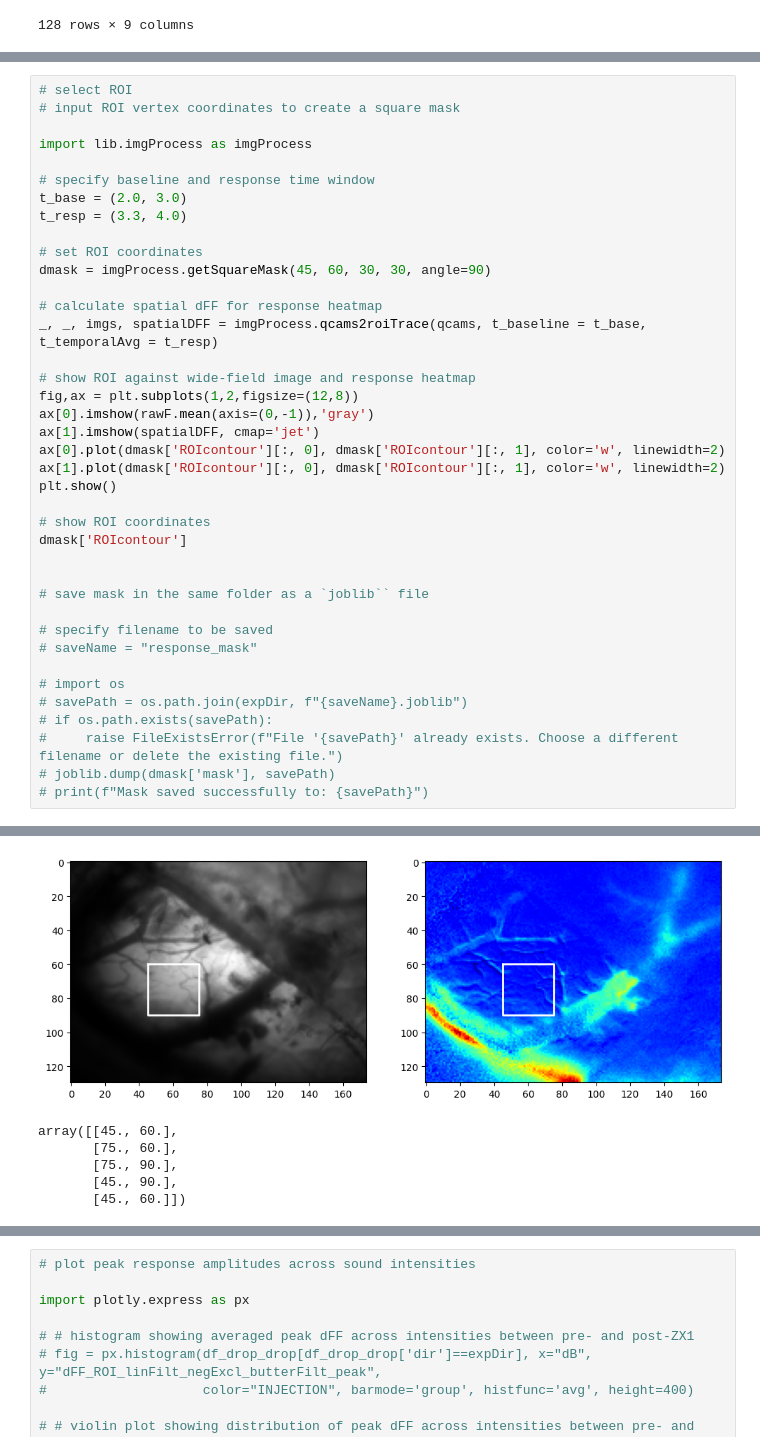
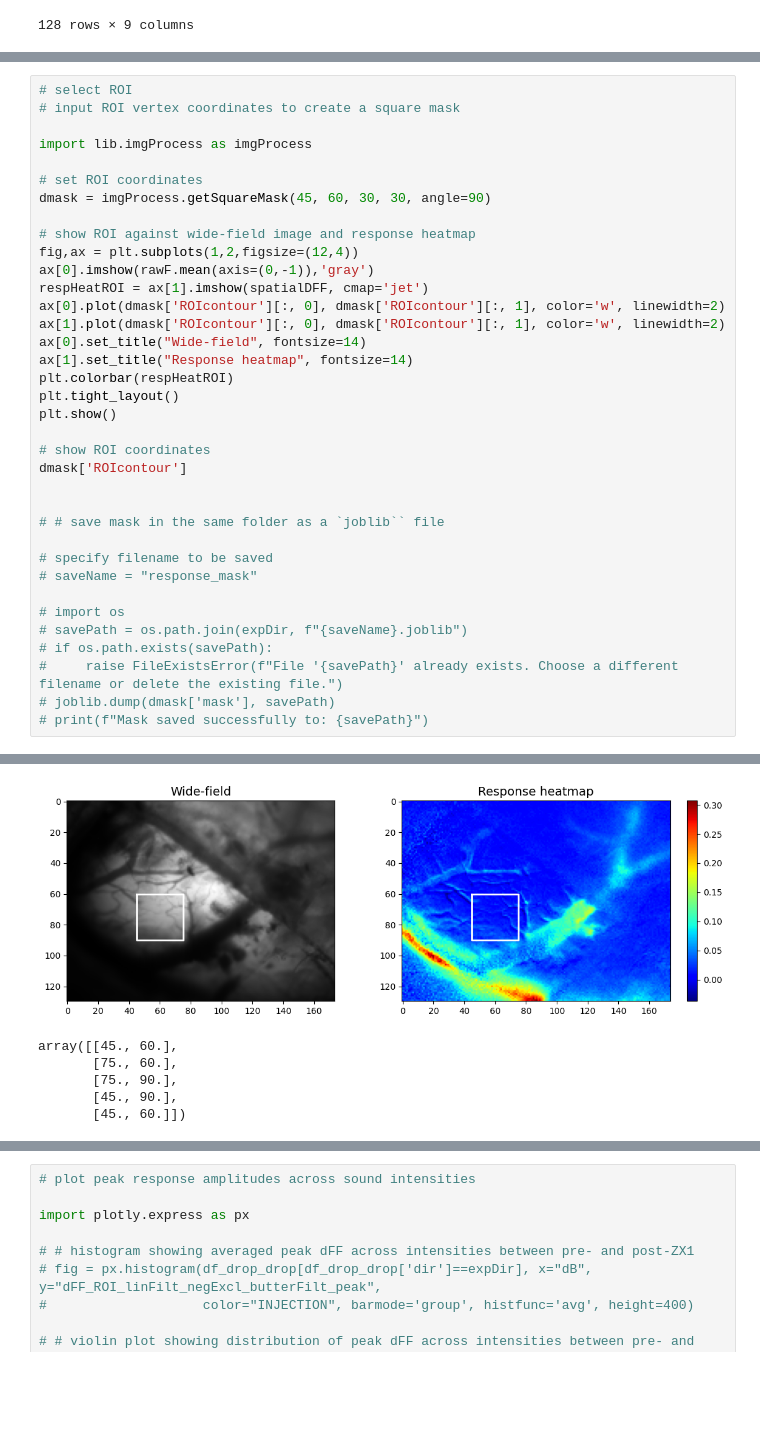
Before and after one commit to xiubert/pyFluo, a Jupyter notebook: src/analysis_exclusiveThres.ipynb, the cells around one changed output, grey strips where cells are left out. Drawn from its saved outputs; the diff is of its cells as text; blank space fills up the shorter version.

```diff
--- a/src/analysis_exclusiveThres.ipynb
+++ b/src/analysis_exclusiveThres.ipynb
@@ -190,29 +215,26 @@ plt.imshow(rawF.mean(axis=(0,-1)),'gray')
 
 import lib.imgProcess as imgProcess
 
-# specify baseline and response time window
-t_base = (2.0, 3.0)
-t_resp = (3.3, 4.0)
-
 # set ROI coordinates
 dmask = imgProcess.getSquareMask(45, 60, 30, 30, angle=90)
 
-# calculate spatial dFF for response heatmap
-_, _, imgs, spatialDFF = imgProcess.qcams2roiTrace(qcams, t_baseline = t_base, t_temporalAvg = t_resp)
-
 # show ROI against wide-field image and response heatmap
-fig,ax = plt.subplots(1,2,figsize=(12,8))
+fig,ax = plt.subplots(1,2,figsize=(12,4))
 ax[0].imshow(rawF.mean(axis=(0,-1)),'gray')
-ax[1].imshow(spatialDFF, cmap='jet')
+respHeatROI = ax[1].imshow(spatialDFF, cmap='jet')
 ax[0].plot(dmask['ROIcontour'][:, 0], dmask['ROIcontour'][:, 1], color='w', linewidth=2)
 ax[1].plot(dmask['ROIcontour'][:, 0], dmask['ROIcontour'][:, 1], color='w', linewidth=2)
+ax[0].set_title("Wide-field", fontsize=14)
+ax[1].set_title("Response heatmap", fontsize=14)
+plt.colorbar(respHeatROI)
+plt.tight_layout()
 plt.show()
 
 # show ROI coordinates
 dmask['ROIcontour']
 
 
-# save mask in the same folder as a `joblib`` file
+# # save mask in the same folder as a `joblib`` file
 
 # specify filename to be saved
 # saveName = "response_mask"
@@ -234,4 +249,4 @@ dmask['ROIcontour']
-[figure, old version]
+[figure, new version]
 array([[45., 60.],
        [75., 60.],
        [75., 90.],
```
Also changed, not shown: parts of 10 cells of this notebook, 1 other file.
